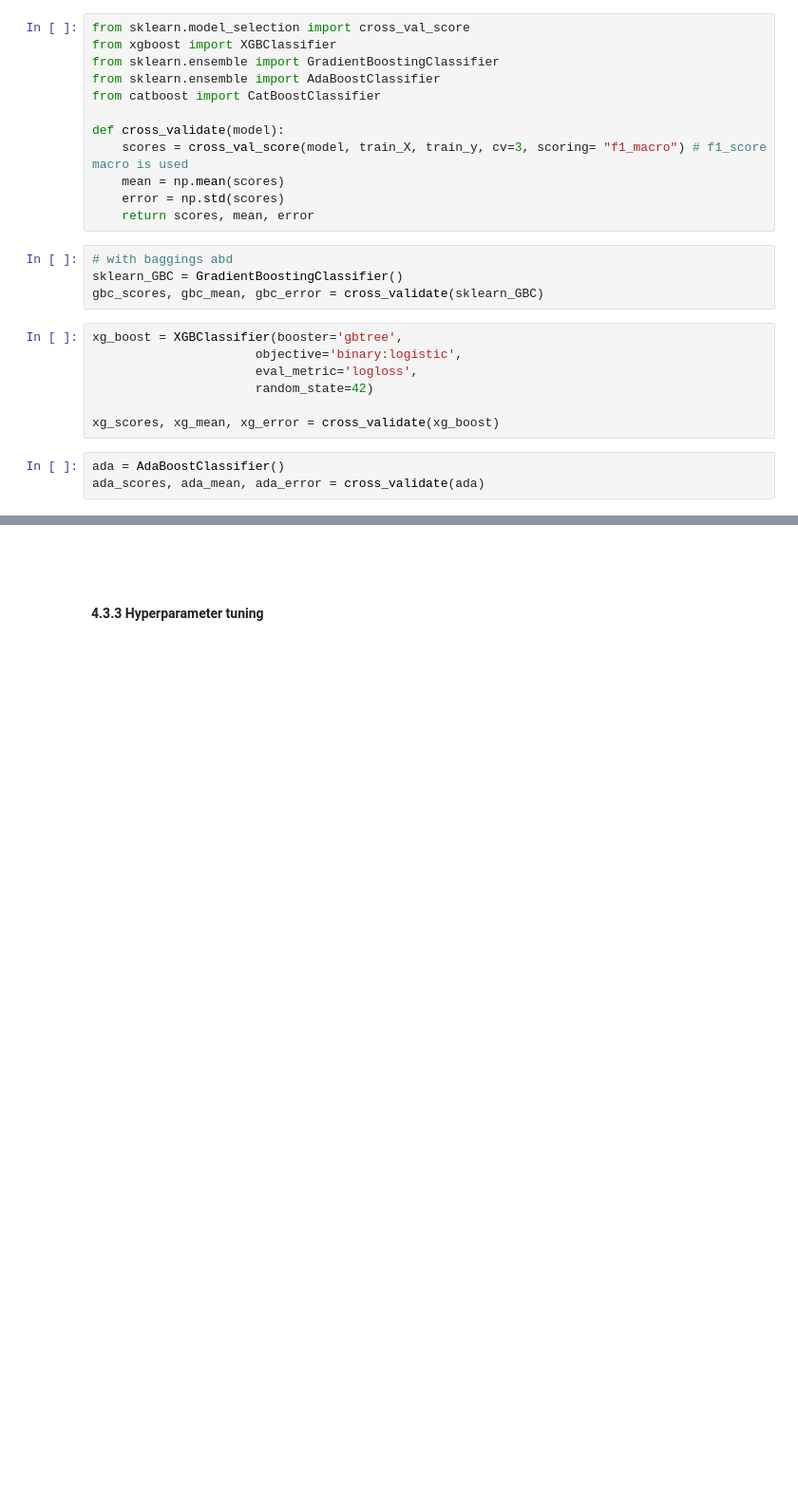
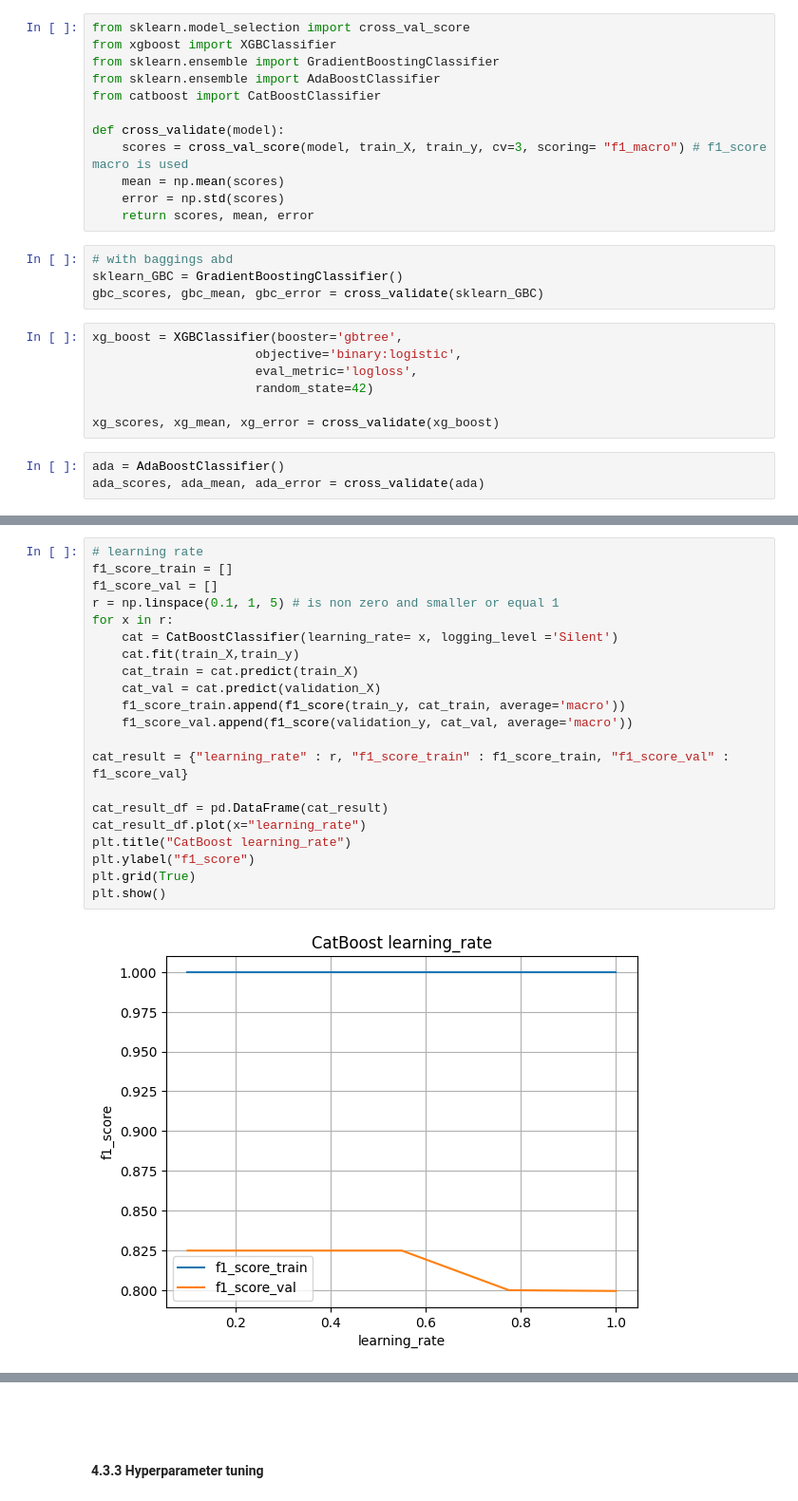
Before and after one commit to micheleishere/CO2, a Jupyter notebook: Project_CO2_main.ipynb, the cells around one changed output, grey strips where cells are left out. Shown at 95% size. Drawn from its saved outputs; the diff is of its cells as text; blank space fills up the shorter version.

```diff
--- a/Project_CO2_main.ipynb
+++ b/Project_CO2_main.ipynb
@@ -472,0 +535,23 @@ CatBoost was sightly better than Ada Boost. AdaBooost and CatBoost will advanced
+# %%
+# learning rate
+f1_score_train = []
+f1_score_val = []
+r = np.linspace(0.1, 1, 5) # is non zero and smaller or equal 1
+for x in r:
+    cat = CatBoostClassifier(learning_rate= x, logging_level ='Silent')
+    cat.fit(train_X,train_y)
+    cat_train = cat.predict(train_X)
+    cat_val = cat.predict(validation_X)
+    f1_score_train.append(f1_score(train_y, cat_train, average='macro'))
+    f1_score_val.append(f1_score(validation_y, cat_val, average='macro'))
+
+cat_result = {"learning_rate" : r, "f1_score_train" : f1_score_train, "f1_score_val" : f1_score_val}
+
+cat_result_df = pd.DataFrame(cat_result)
+cat_result_df.plot(x="learning_rate")
+plt.title("CatBoost learning_rate")
+plt.ylabel("f1_score")
+plt.grid(True)
+plt.show()
+# %% [output]
+[figure, added]
```
Also changed, not shown: parts of 23 cells of this notebook, 20 other files.
